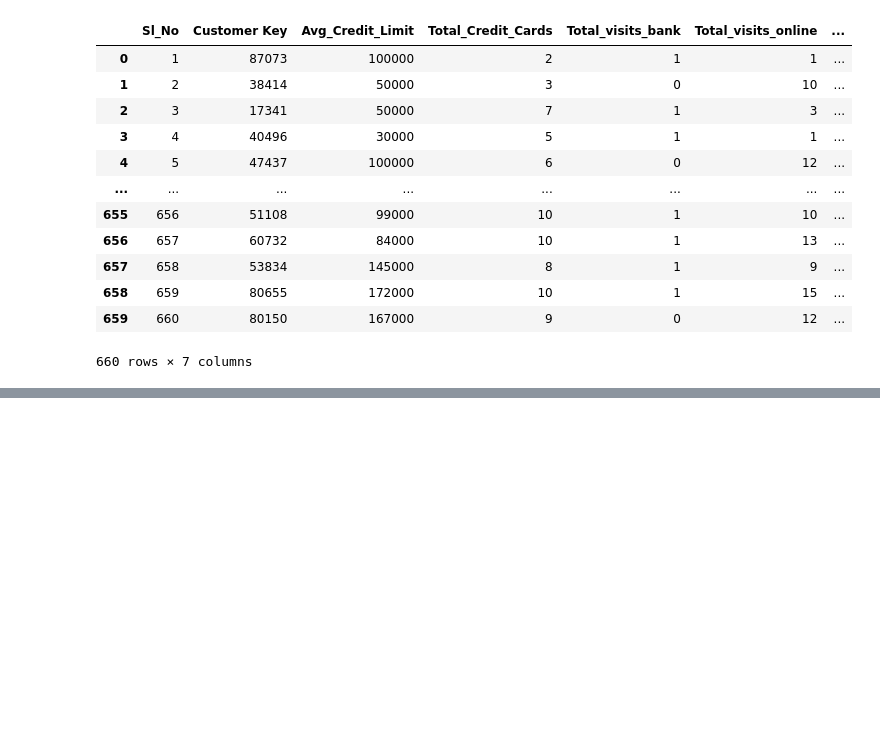
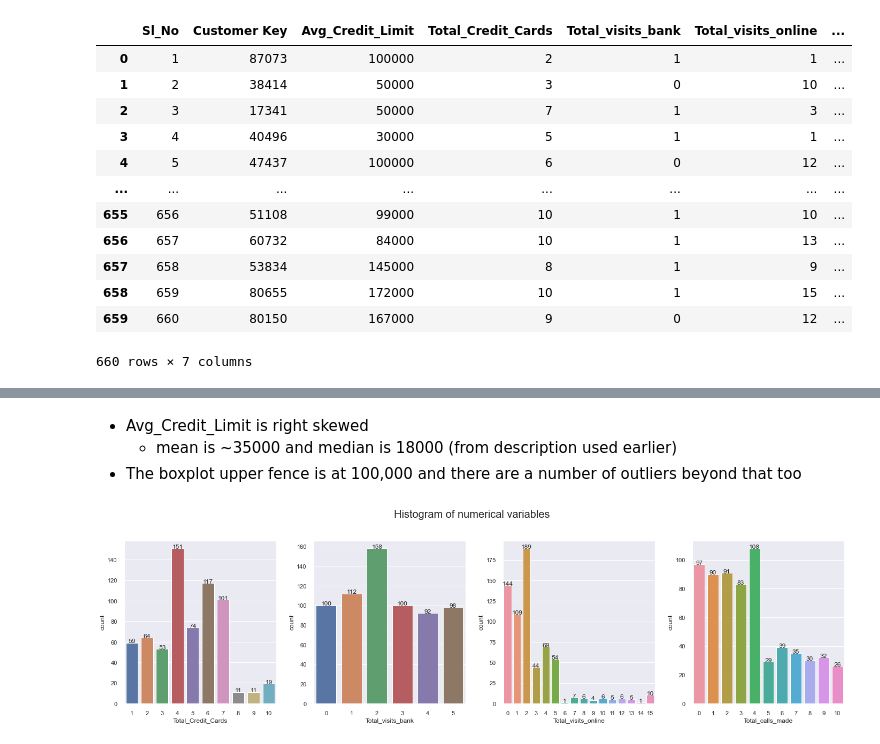
Before and after one commit to oscardog/UTAustin-clustering, a Jupyter notebook: clustering project v1.ipynb, the cells around one changed output, grey strips where cells are left out. Drawn from its saved outputs; the diff is of its cells as text; code cells hidden in the pictures; blank space fills up the shorter version.

```diff
--- a/clustering project v1.ipynb
+++ b/clustering project v1.ipynb
@@ -20,0 +158,17 @@ data
+# %% [markdown]
+* Avg_Credit_Limit is right skewed
+    * mean is ~35000 and median is 18000 (from description used earlier)
+* The boxplot upper fence is at 100,000 and there are a number of outliers beyond that too
+# %%
+all_col = working_df.iloc[:,1:].columns
+fig, axes = plt.subplots(1, 4,  figsize=(20, 6))
+fig.suptitle('Histogram of numerical variables', fontsize=20)
+counter = 0
+for ii in range(4):
+    zz=sns.countplot(ax=axes[ii],x=working_df[all_col[counter]])
+    show_values_on_bars(zz)
+    counter = counter+1
+
+fig.tight_layout(pad=2.0)
+# %% [output]
+[figure, added]
```
Also changed, not shown: parts of 33 cells of this notebook.
